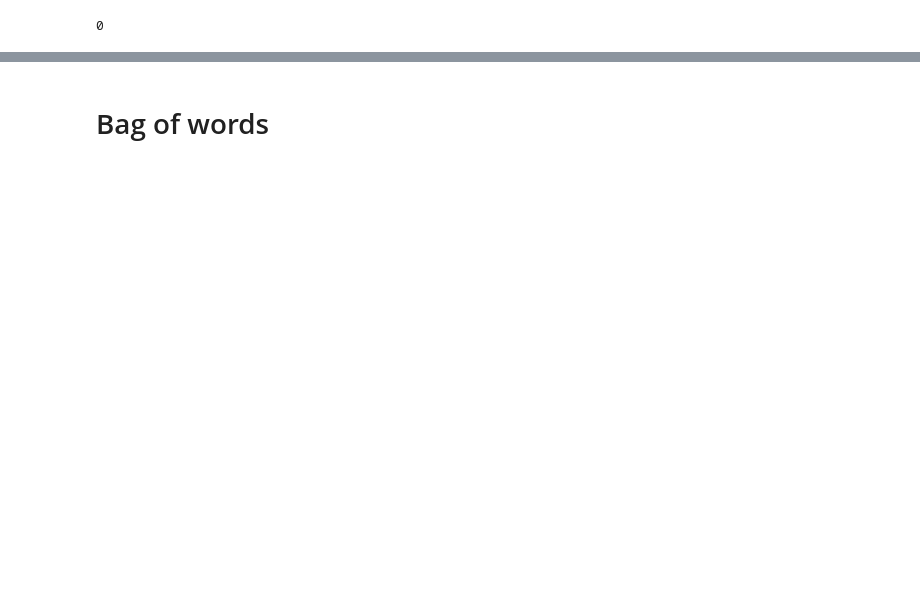
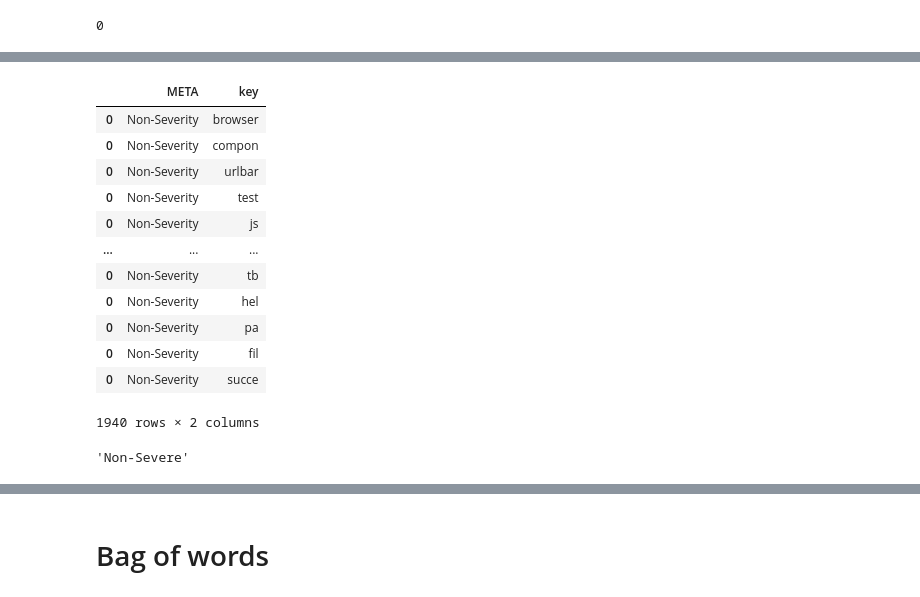
Before and after one commit to fatymaziz/DataAnalysis, a Jupyter notebook: BugSeverityPrediction-Dictionarybased.ipynb, the cells around one changed output, grey strips where cells are left out. Drawn from its saved outputs; the diff is of its cells as text; code cells hidden in the pictures; blank space fills up the shorter version.

Commit message:
sorted dict

```diff
--- a/BugSeverityPrediction-Dictionarybased.ipynb
+++ b/BugSeverityPrediction-Dictionarybased.ipynb
@@ -391,0 +466,16 @@ sampal = {
+# %%
+keys = splitted_words_dict.keys()
+# %%
+def get_distribution(val):
+    records = testing_data_df[
+        testing_data_df["Summary"].str.contains(val)
+    ]
+
+    if len(records) > 0:
+        res = testing_data_df[
+            testing_data_df["Summary"].str.contains(val)
+        ]["Severity"].value_counts(dropna=False)
+        return dict(res)
+    return None
+
+get_distribution("browser")
@@ -391,0 +484,6 @@ sampal = {
+# %%
+all_data_testing = {}
+for key in keys:
+    res = get_distribution(key)
+    if res:
+        all_data_testing[key] = res
@@ -391,0 +515,28 @@ sampal = {
+# %%
+result_df = pd.DataFrame({"META" : [],"key" : []})
+for key in all_data_testing.keys():
+    if key in payload_train.keys():
+        pld =  payload_train[key]
+        if pld["r1"] > pld["r2"]:
+            temp_df = pd.DataFrame({"META" : ["Severity"], "key" : [key]})
+
+        else:
+            temp_df = pd.DataFrame({"META" : ["Non-Severity"],"key" : [key]})
+
+        result_df = result_df.append(temp_df)
+# %%
+ result_df
+# %% [output]
+|  | META | key |
+| 0 | Non-Severity | browser |
+| 0 | Non-Severity | compon |
+| 0 | Non-Severity | urlbar |
+| 0 | Non-Severity | test |
+| 0 | Non-Severity | js |
+| ... | ... | ... |
+| 0 | Non-Severity | tb |
+| 0 | Non-Severity | hel |
+| 0 | Non-Severity | pa |
+| 0 | Non-Severity | fil |
+| 0 | Non-Severity | succe |
+1940 rows × 2 columns
@@ -392,3 +574,7 @@ sampal = {
+# %%
+temp_df_test
+# %% [output]
+'Non-Severe'
 # %%
 #ratio
 r1 = F_severe/(F_severe+F_nonsevere)
```
Also changed, not shown: parts of 87 cells of this notebook, 5 other files.
